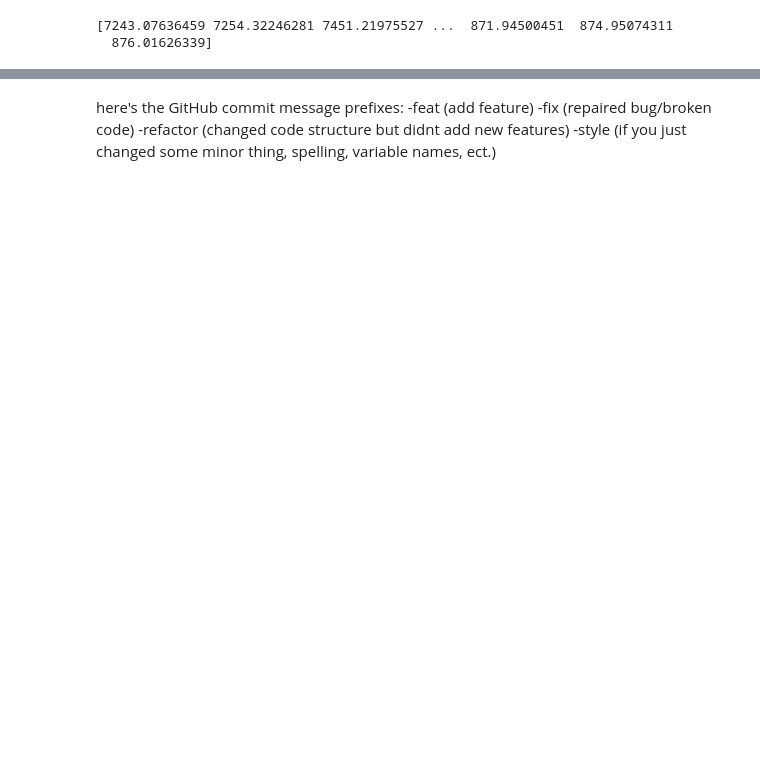
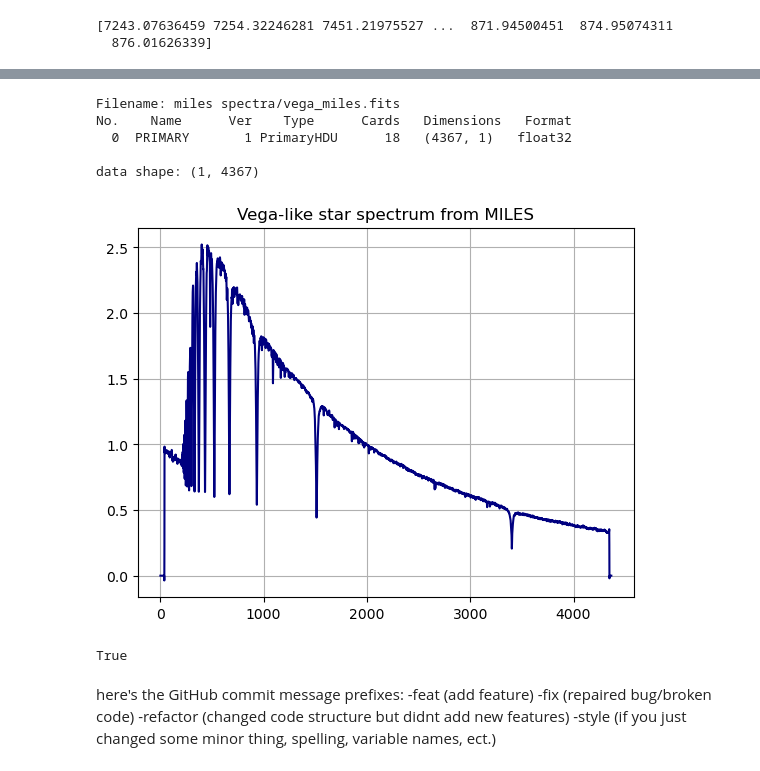
Before and after one commit to Timobrenn/G99-Spectroscopy, a Jupyter notebook: FWHM.ipynb, the cells around one changed output, grey strips where cells are left out. Drawn from its saved outputs; the diff is of its cells as text; code cells hidden in the pictures; blank space fills up the shorter version.

```diff
--- a/FWHM.ipynb
+++ b/FWHM.ipynb
@@ -20,3 +23,35 @@ frame.plot(vega_data,color="navy", label="Vega spectrum")
+# %%
+# getting some basic information on the miles spectrum
+
+hdulist = fits.open('miles spectra/vega_miles.fits')
+hdulist.info()
+print()
+
+hdr = hdulist[0].header
+dat = hdulist[0].data
+print(f"data shape: {dat.shape}")
+vega_miles = dat[0,:]
+
+fig=figure()
+frame=fig.add_subplot(1,1,1)
+frame.plot(vega_miles,color="navy", label="Vega spectrum")
+frame.set_title("Vega-like star spectrum from MILES")
+frame.grid()
+show()
+close(fig)
+# %% [output]
+Filename: miles spectra/vega_miles.fits
+No.    Name      Ver    Type      Cards   Dimensions   Format
+  0  PRIMARY       1 PrimaryHDU      18   (4367, 1)   float32
+
+data shape: (1, 4367)
+[figure, added]
+# %%
+# checking coherence
+print(dat.any())
+print(dat.all())
+# %% [output]
+True
 # %% [markdown]
 here's the GitHub commit message prefixes:
 -feat (add feature)
```
Also changed, not shown: parts of 2 cells of this notebook, 4 other files.
